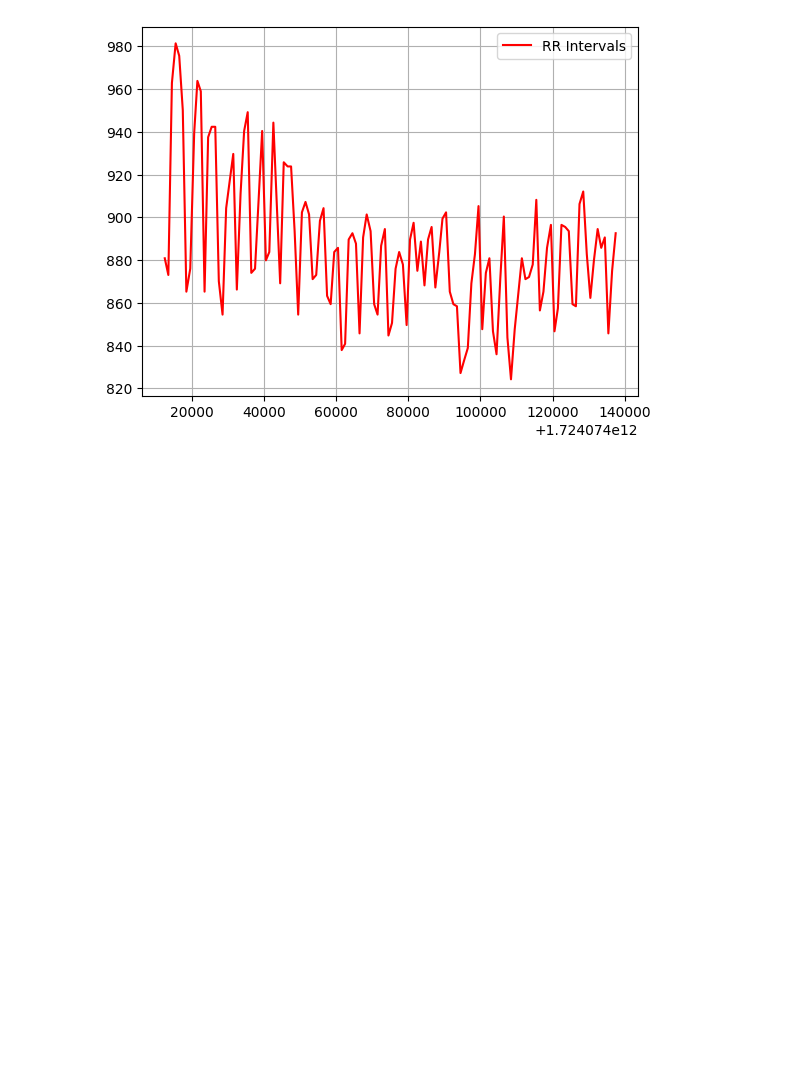
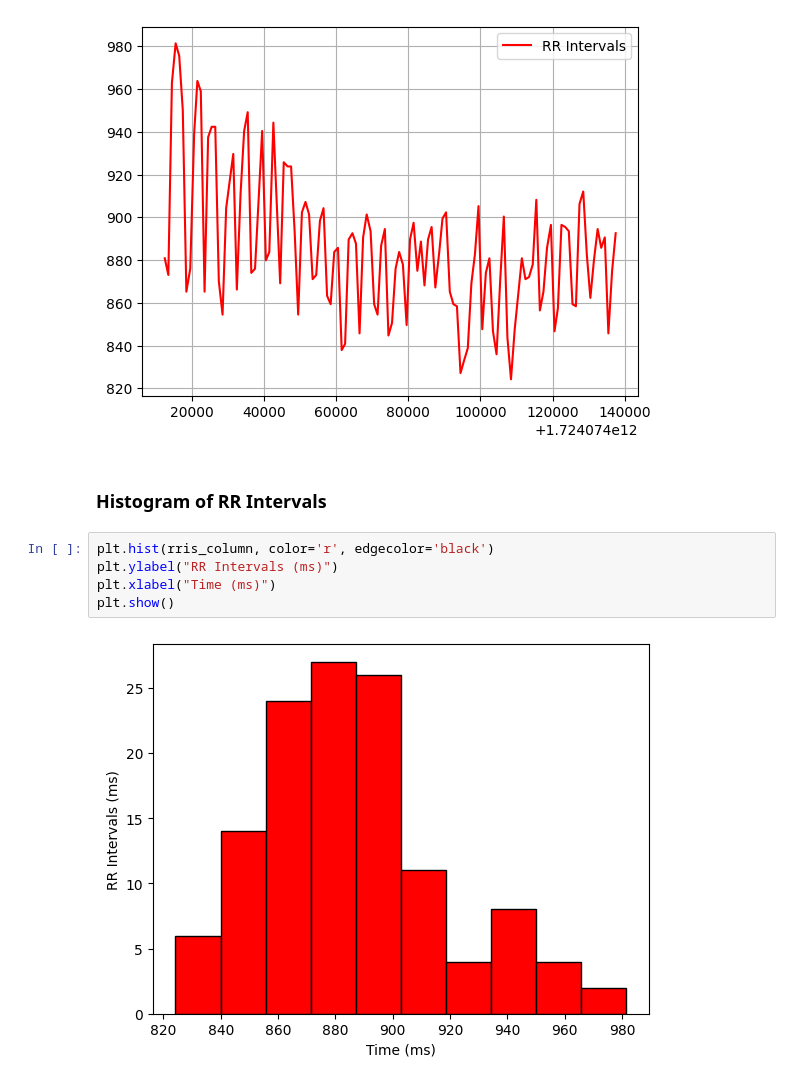
Before and after one commit to Showmick119/Benchmarking-Signal-Processing-Packages, a Jupyter notebook: practice.ipynb, the cells around one changed output. Cells and saved outputs as stored; diff of their text form; blank space fills up the shorter version.

Commit message:
Plot histogram of RR Intervals

```diff
--- a/practice.ipynb
+++ b/practice.ipynb
@@ -127,3 +127,12 @@ plt.legend()
 plt.show()
 # %% [output]
 [figure]
+# %% [markdown]
+### **Histogram of RR Intervals**
+# %%
+plt.hist(rris_column, color='r', edgecolor='black')
+plt.ylabel("RR Intervals (ms)")
+plt.xlabel("Time (ms)")
+plt.show()
+# %% [output]
+[figure, added]
```
